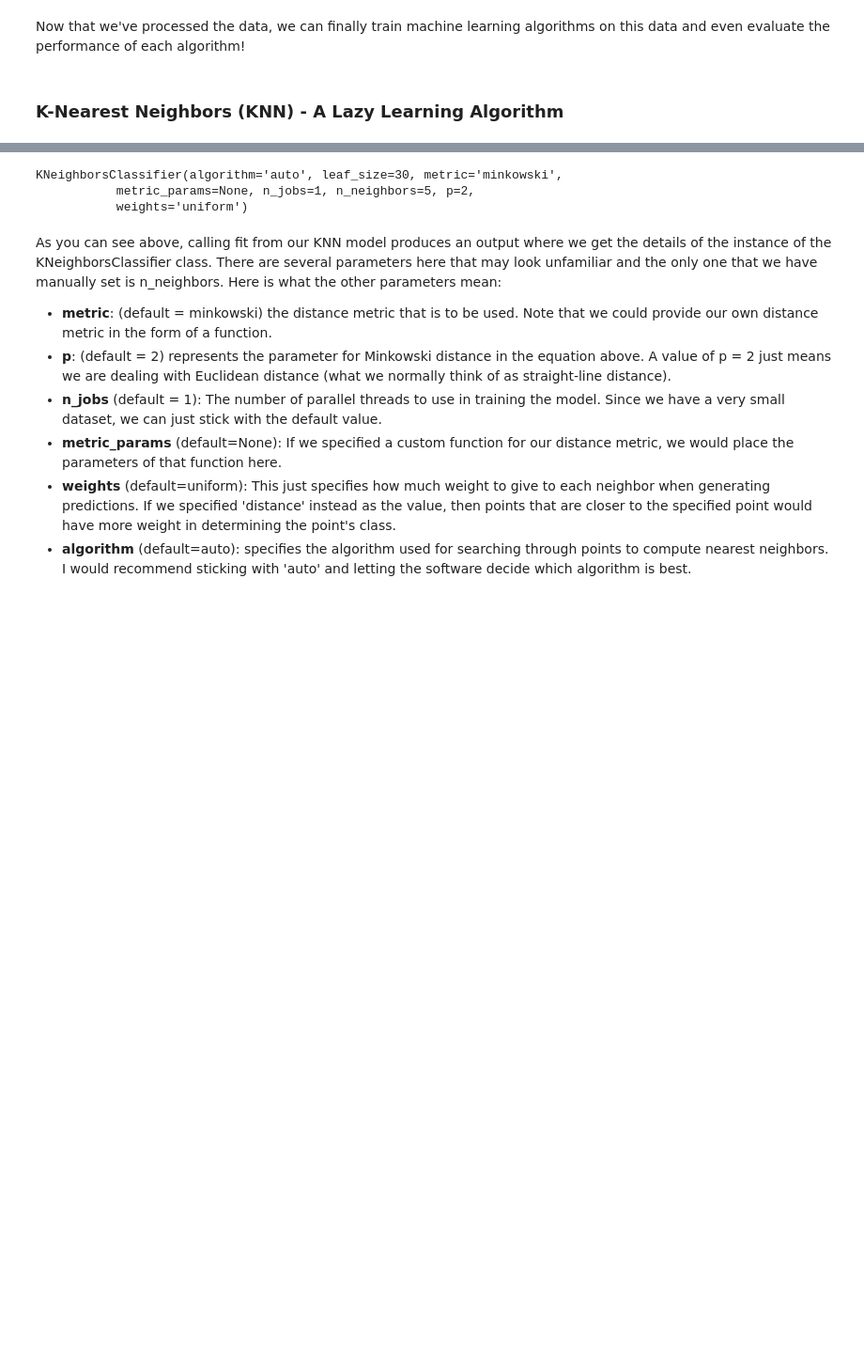
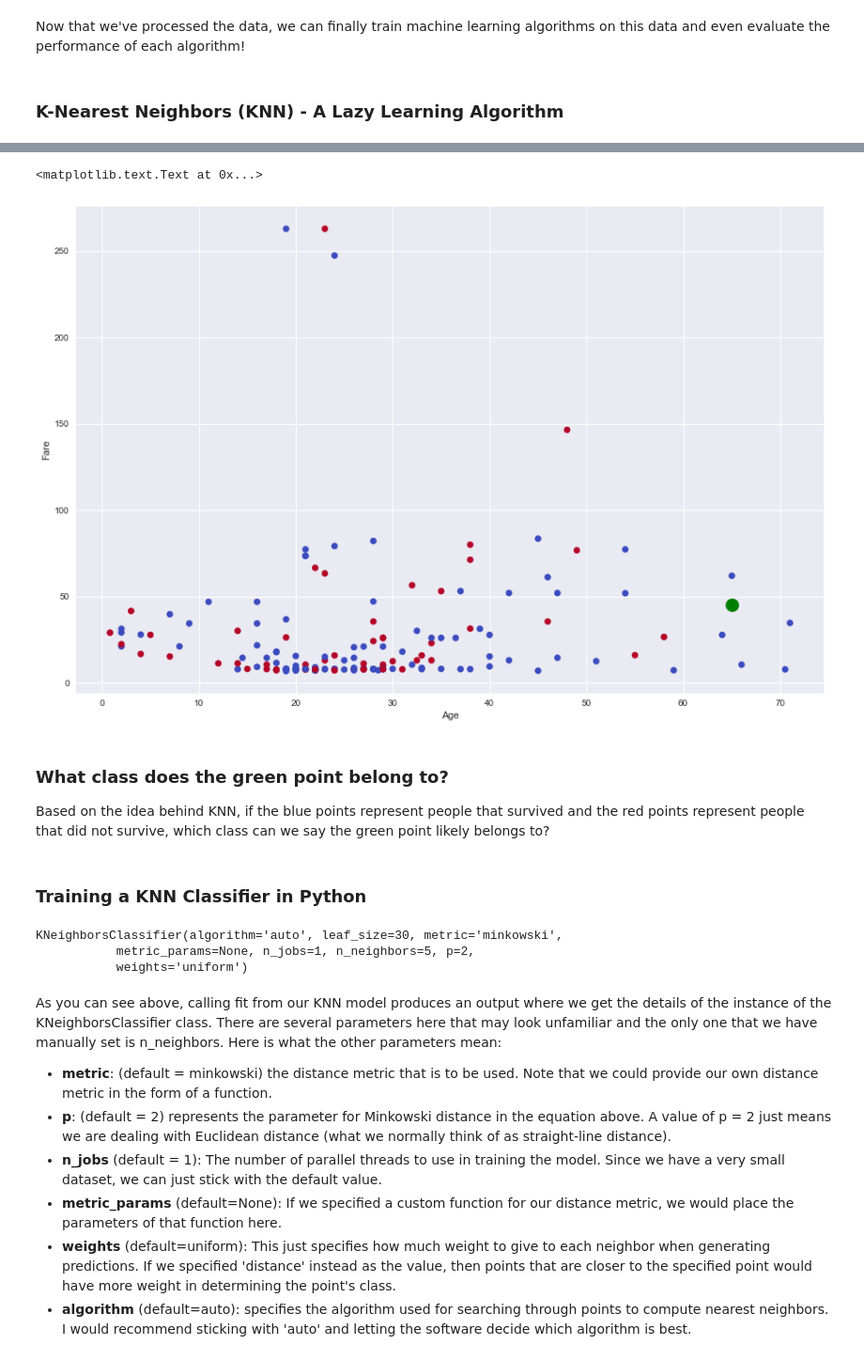
Before and after one commit to AmolMavuduru/IntroToMachineLearning, a Jupyter notebook: Intro to Machine Learning.ipynb, the cells around one changed output, grey strips where cells are left out. Shown at 94% size. Saved outputs shown, nothing was run; the diff lists cells and outputs as text; code cells hidden in the pictures; blank space fills up the shorter version.

```diff
--- a/Intro to Machine Learning.ipynb
+++ b/Intro to Machine Learning.ipynb
@@ -356,0 +356,3 @@ d(X, Y) = (\sum_{i=1}^n |x_i - y_i|^{p})^{1/p}
+# %%
+data_subset = titanic_data.loc[0:150][['Age', 'Fare', 'Survived']]
+data_subset
@@ -357,3 +378,19 @@ d(X, Y) = (\sum_{i=1}^n |x_i - y_i|^{p})^{1/p}
+# %%
+labels = data_subset['Survived']
+plt.figure(figsize=(15,10))
+plt.scatter(data=data_subset, x='Age', y='Fare', c=data_subset['Survived'], cmap='coolwarm')
+plt.plot([65], [45], marker='o', markersize=15, color='green')
+plt.xlabel('Age')
+plt.ylabel('Fare')
+#plt.figure(figsize=(20,10))
+# %% [output]
+<matplotlib.text.Text at 0x...>
+[figure, added]
+# %% [markdown]
+### What class does the green point belong to?
+Based on the idea behind KNN, if the blue points represent people that survived and the red points represent people that did not survive, which class can we say the green point likely belongs to?
+# %% [markdown]
+### Training a KNN Classifier in Python
 # %%
 from sklearn.neighbors import KNeighborsClassifier
 # %%
```
Also changed, not shown: parts of 22 cells of this notebook.
